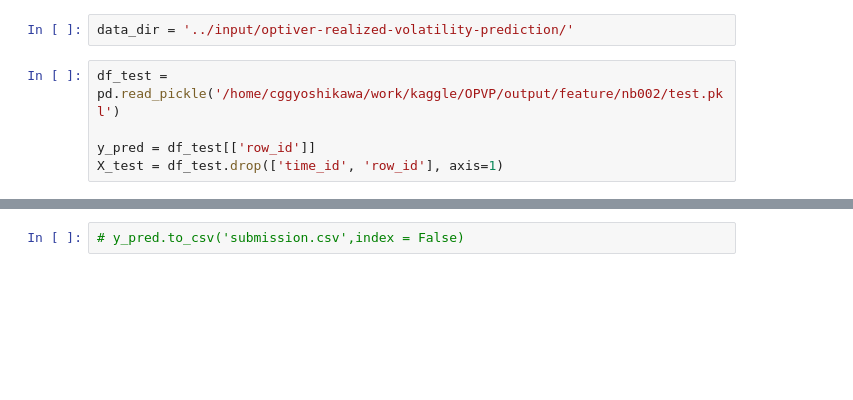
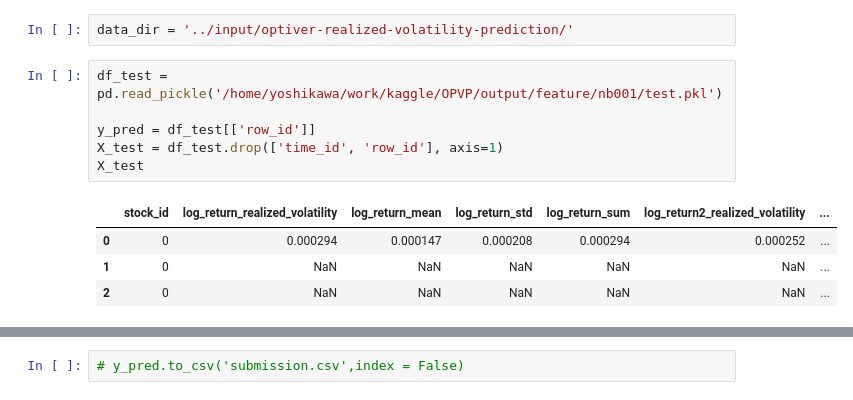
Before and after one commit to tenten0727/OPVP, a Jupyter notebook: notebook/003_test.ipynb, the cells around one changed output, grey strips where cells are left out. Drawn from its saved outputs; the diff is of its cells as text; blank space fills up the shorter version.

```diff
--- a/notebook/003_test.ipynb
+++ b/notebook/003_test.ipynb
@@ -15,10 +150,16 @@ sys.path.append('/home/cggyoshikawa/work/kaggle/OPVP')
 # %%
 data_dir = '../input/optiver-realized-volatility-prediction/'
 # %%
-df_test = pd.read_pickle('/home/cggyoshikawa/work/kaggle/OPVP/output/feature/nb002/test.pkl')
+df_test = pd.read_pickle('/home/yoshikawa/work/kaggle/OPVP/output/feature/nb001/test.pkl')
 
 y_pred = df_test[['row_id']]
 X_test = df_test.drop(['time_id', 'row_id'], axis=1)
+X_test
+# %% [output]
+|  | stock_id | log_return_realized_volatility | log_return_mean | log_return_std | log_return_sum | log_return2_realized_volatility | ... |
+| 0 | 0 | 0.000294 | 0.000147 | 0.000208 | 0.000294 | 0.000252 | ... |
+| 1 | 0 | NaN | NaN | NaN | NaN | NaN | ... |
+| 2 | 0 | NaN | NaN | NaN | NaN | NaN | ... |
 # %%
 target = np.zeros(len(X_test))
 models = []
```
Also changed, not shown: parts of 2 cells of this notebook.
